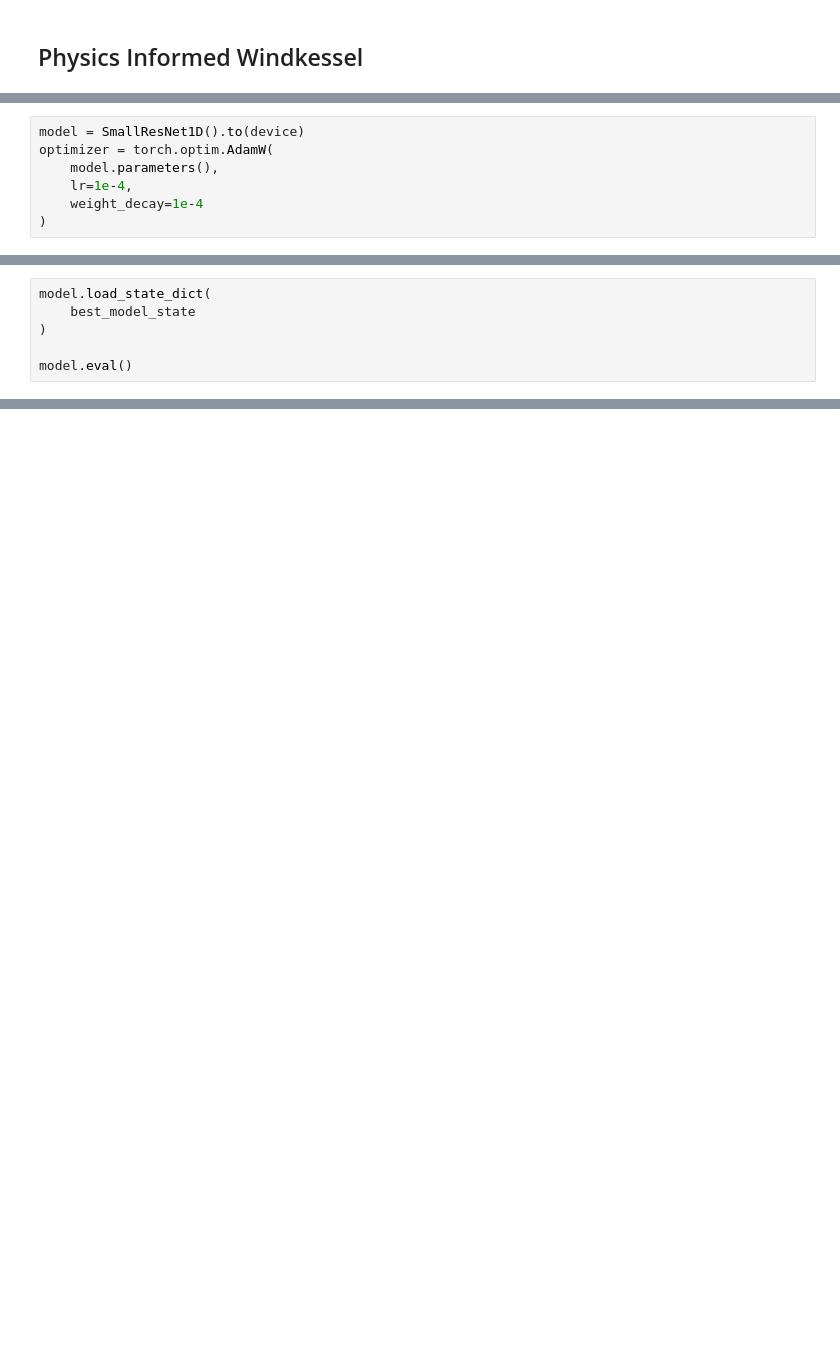
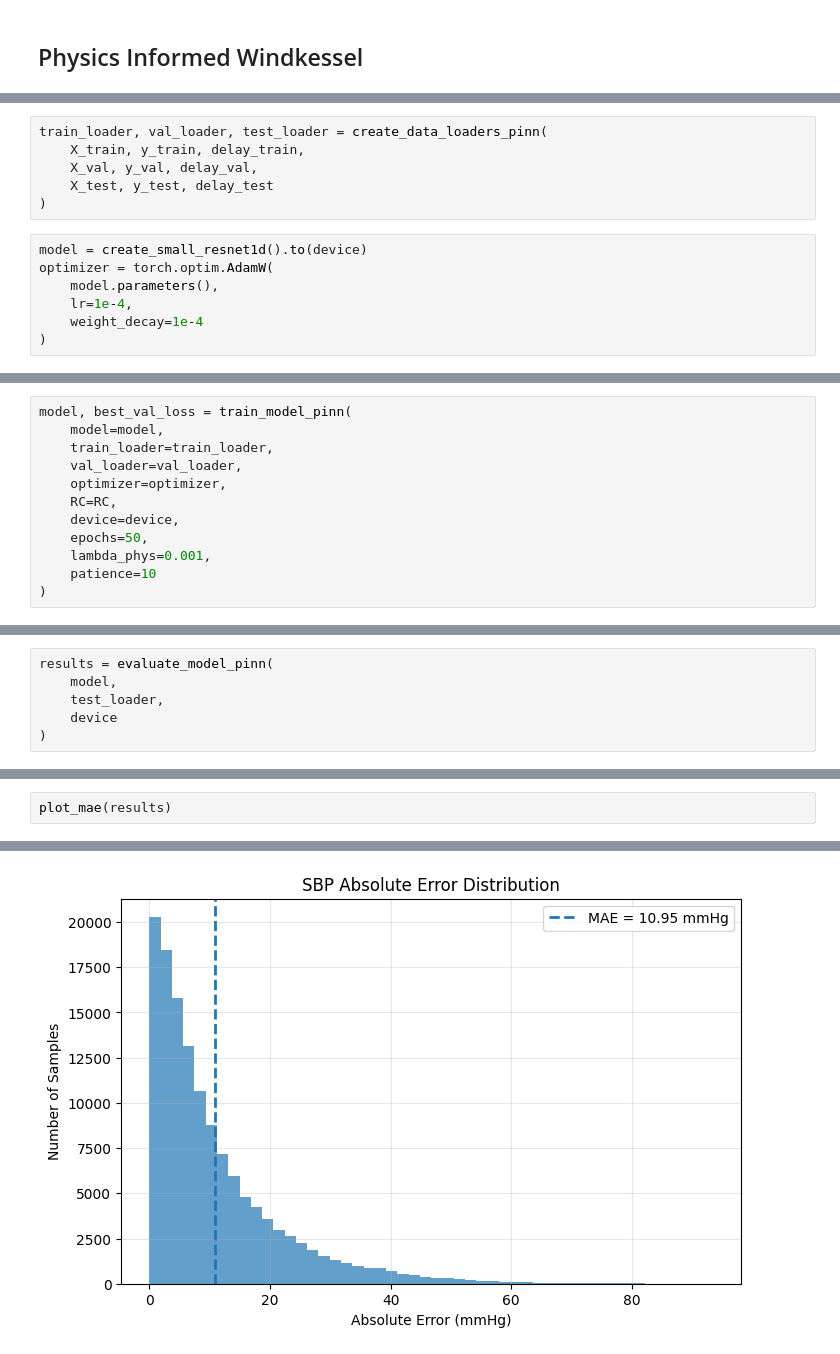
Before and after one commit to Yashvi1701/BP_estimation, a Jupyter notebook: experiments/PINN.ipynb, the cells around one changed output, grey strips where cells are left out. Saved outputs shown, nothing was run; the diff lists cells and outputs as text; blank space fills up the shorter version.

```diff
--- a/experiments/PINN.ipynb
+++ b/experiments/PINN.ipynb
@@ -1411,5 +825,11 @@ def pinn_loss(
+# %%
+train_loader, val_loader, test_loader = create_data_loaders_pinn(
+    X_train, y_train, delay_train,
+    X_val, y_val, delay_val,
+    X_test, y_test, delay_test
+)
 # %%
-model = SmallResNet1D().to(device)
+model = create_small_resnet1d().to(device)
 optimizer = torch.optim.AdamW(
     model.parameters(),
     lr=1e-4,
@@ -1739,0 +838,12 @@ Early stopping.
+# %%
+model, best_val_loss = train_model_pinn(
+    model=model,
+    train_loader=train_loader,
+    val_loader=val_loader,
+    optimizer=optimizer,
+    RC=RC,
+    device=device,
+    epochs=50,
+    lambda_phys=0.001,
+    patience=10
+)
@@ -1740,7 +868,7 @@ Early stopping.
 # %%
-model.load_state_dict(
-    best_model_state
+results = evaluate_model_pinn(
+    model,
+    test_loader,
+    device
 )
-
-model.eval()
 # %% [output]
@@ -3564,0 +998,3 @@ print(
+# %%
+plot_mae(results)
+# %% [output]
@@ -3564,0 +1011 @@ print(
+[figure, added]
```
Also changed, not shown: parts of 56 cells of this notebook, 5 other files.
